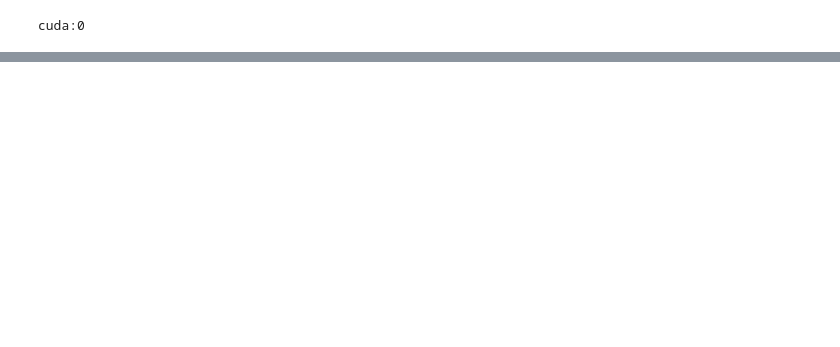
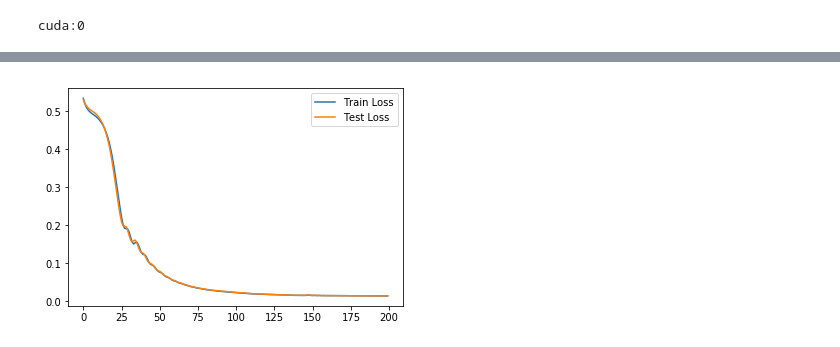
Before and after one commit to Daniely2564/complete-pytorch-study, a Jupyter notebook: 4. RNN/2. Simple RNN with Sine Wave (2).ipynb, the cells around one changed output, grey strips where cells are left out. Cells and saved outputs as stored; diff of their text form; code cells hidden in the pictures; blank space fills up the shorter version.

```diff
--- a/4. RNN/2. Simple RNN with Sine Wave (2).ipynb
+++ b/4. RNN/2. Simple RNN with Sine Wave (2).ipynb
@@ -110,0 +156,3 @@ class SimpleRNN(self, n_inputs, n_hidden, n_rnnlayers, n_outputs):
+# %%
+criterion = nn.MSELoss()
+optimizer = torch.optim.Adam(model.parameters(), lr=0.01)
@@ -110,0 +181,34 @@ class SimpleRNN(self, n_inputs, n_hidden, n_rnnlayers, n_outputs):
+# %%
+X_train, y_train, X_test, y_test = X_train.to(device), y_train.to(device), X_test.to(device), y_test.to(device)
+# %%
+def full_gd(model, criterion, optimizer, X_train, y_train, X_test, y_test, epochs=200):
+    # Storing losses.
+    train_losses = np.zeros(epochs)
+    test_losses = np.zeros(epochs)
+
+    for epoch in range(epochs):
+        optimizer.zero_grad()
+
+        # Forward Pass
+        outputs = model(X_train)
+        loss = criterion(outputs, y_train)
+
+        # Backward Optimization
+        loss.backward()
+        optimizer.step()
+
+        # Save loss
+        train_losses[epoch] = loss.item()
+
+        # Test loss
+        test_outputs = model(X_test)
+        test_loss = criterion(test_outputs, y_test)
+        test_losses[epoch] = test_loss.item()
+
+        if (epoch + 1) % 5 == 0:
+            print(f'Epoch [{epoch+1}/{epochs}]. Train loss : {loss.item():.3f}. Test loss : {test_loss.item():.3f}')
+
+
+    return train_losses, test_losses
+# %%
+train_losses, test_losses = full_gd(model, criterion, optimizer, X_train, y_train, X_test, y_test)
@@ -110,0 +233,8 @@ class SimpleRNN(self, n_inputs, n_hidden, n_rnnlayers, n_outputs):
+# %%
+# Plot the train loss and test loss per iteration
+plt.plot(train_losses, label='Train Loss')
+plt.plot(test_losses, label='Test Loss')
+plt.legend()
+plt.show()
+# %% [output]
+[figure, added]
```
Also changed, not shown: parts of 17 cells of this notebook, 1 other file.
